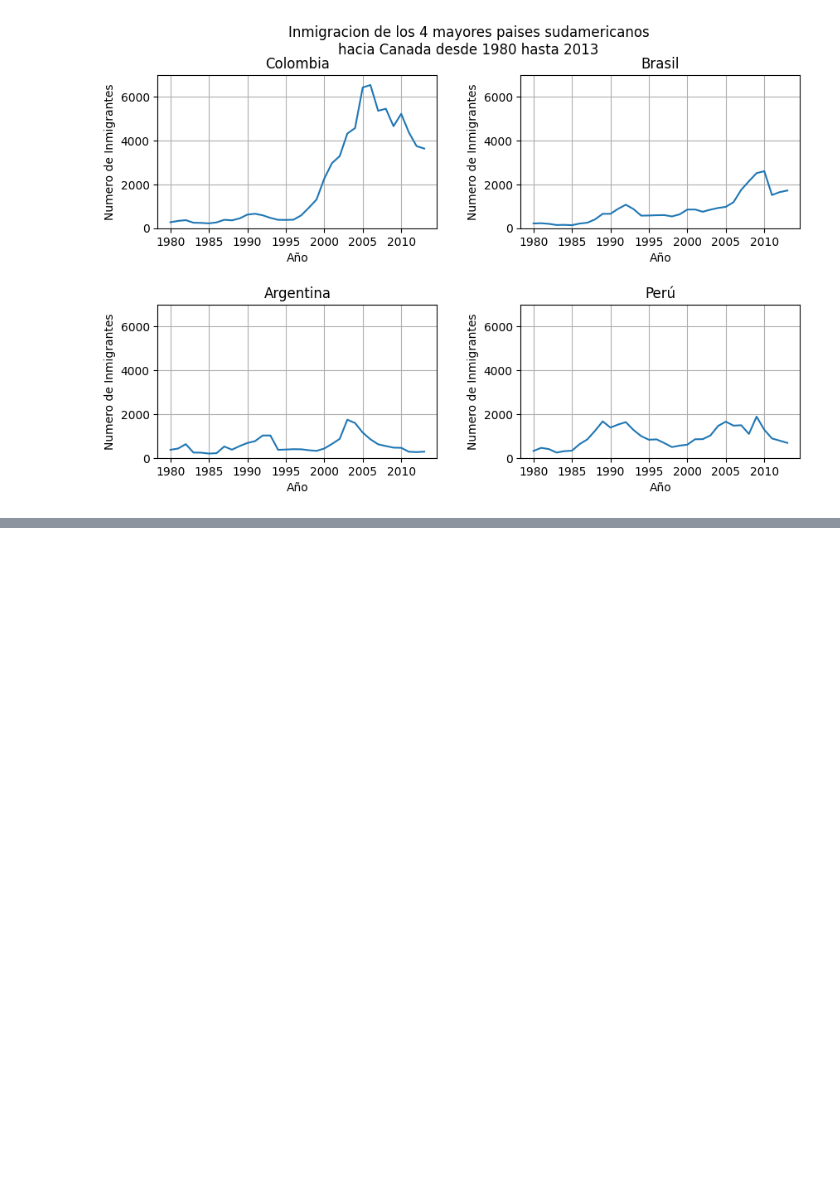
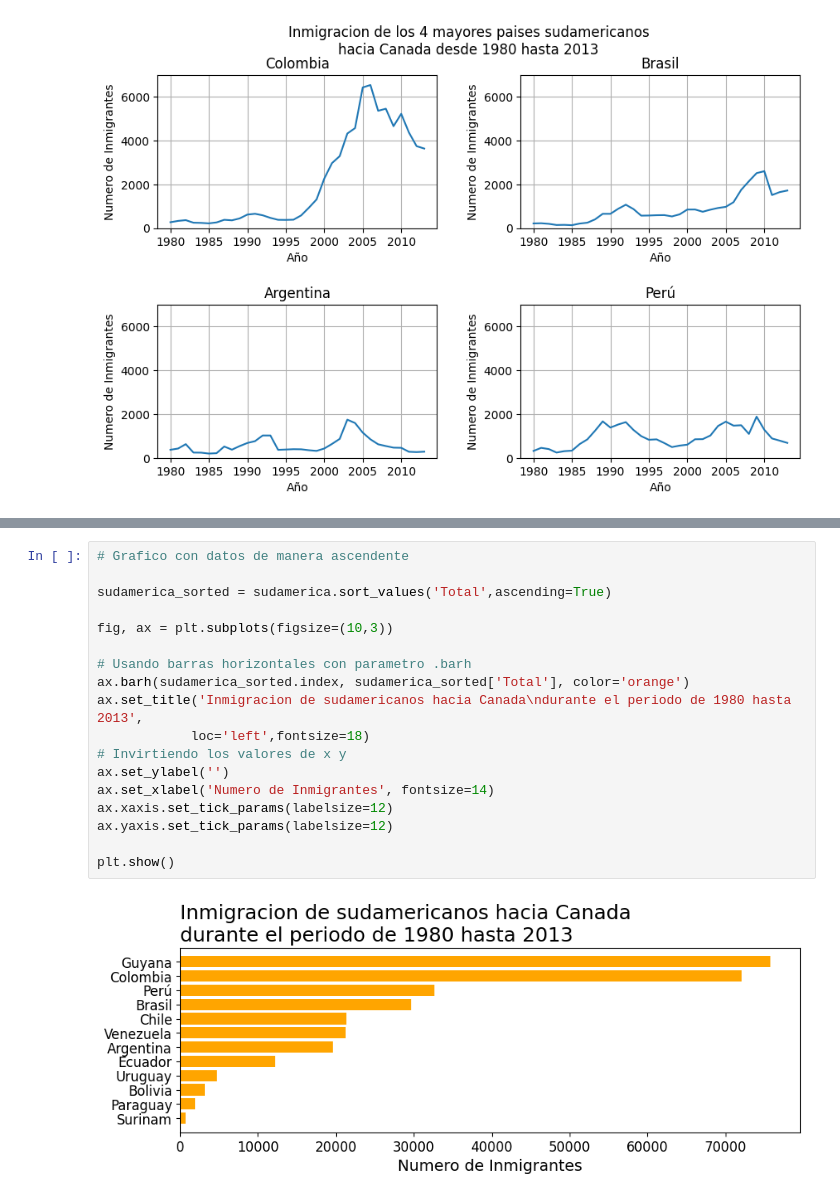
Before and after one commit to jbcodedev/py-data-visualization, a Jupyter notebook: data-visualization-python.ipynb, the cells around one changed output, grey strips where cells are left out. Drawn from its saved outputs; the diff is of its cells as text; blank space fills up the shorter version.

```diff
--- a/data-visualization-python.ipynb
+++ b/data-visualization-python.ipynb
@@ -302,0 +380,20 @@ plt.show()
+# %%
+# Grafico con datos de manera ascendente
+
+sudamerica_sorted = sudamerica.sort_values('Total',ascending=True)
+
+fig, ax = plt.subplots(figsize=(10,3))
+
+# Usando barras horizontales con parametro .barh
+ax.barh(sudamerica_sorted.index, sudamerica_sorted['Total'], color='orange')
+ax.set_title('Inmigracion de sudamericanos hacia Canada\ndurante el periodo de 1980 hasta 2013',
+            loc='left',fontsize=18)
+# Invirtiendo los valores de x y
+ax.set_ylabel('')
+ax.set_xlabel('Numero de Inmigrantes', fontsize=14)
+ax.xaxis.set_tick_params(labelsize=12)
+ax.yaxis.set_tick_params(labelsize=12)
+
+plt.show()
+# %% [output]
+[figure, added]
```
Also changed, not shown: parts of 13 cells of this notebook.
